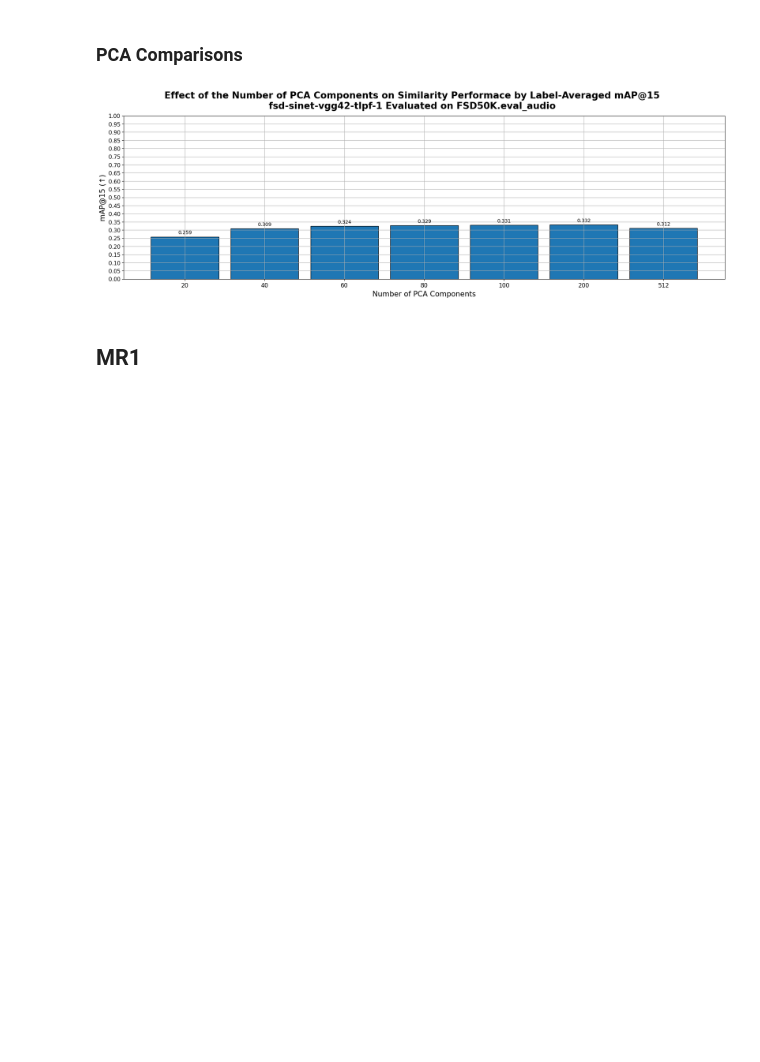
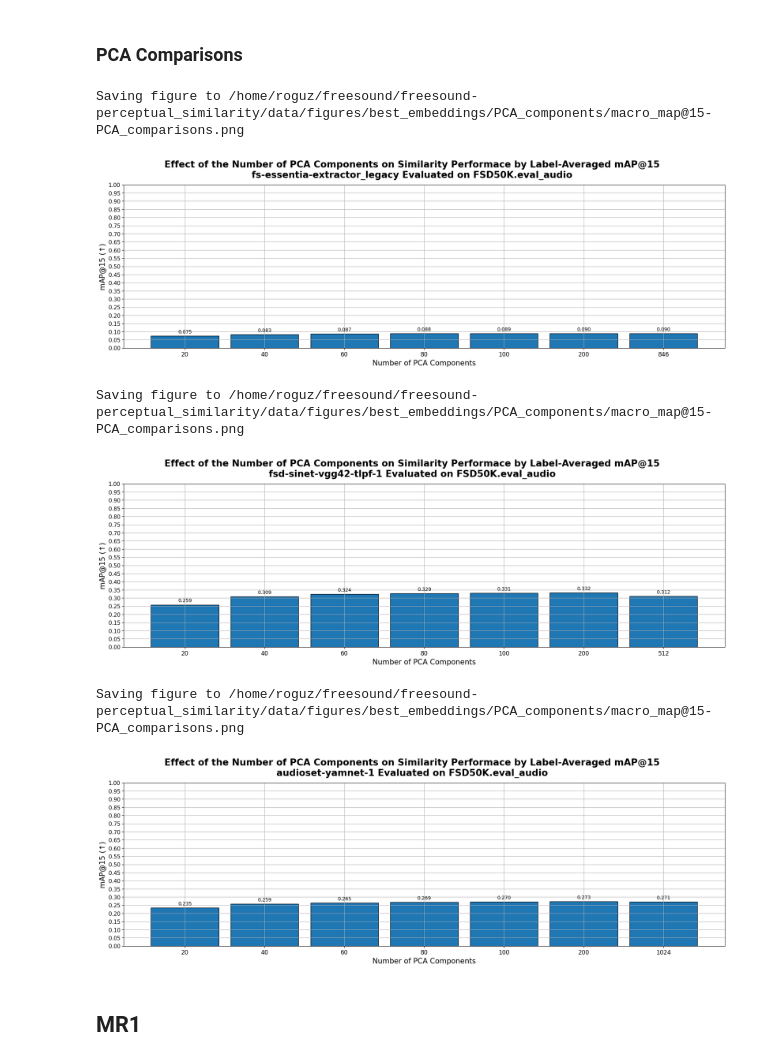
Before and after one commit to raraz15/semantic-sound-similarity, a Jupyter notebook: code/notebooks/metrics_plot.ipynb, the cells around one changed output. Cells and saved outputs as stored; diff of their text form; code cells hidden in the pictures; blank space fills up the shorter version.

Commit message:
PCA component plots

```diff
--- a/code/notebooks/metrics_plot.ipynb
+++ b/code/notebooks/metrics_plot.ipynb
@@ -69,11 +72,17 @@ Saving figure to /home/roguz/freesound/freesound-perceptual_similarity/data/figu
 # %% [markdown]
 ### PCA Comparisons
 # %%
-plot_macro_map_at_15_PCA_comparisons(("fsd-sinet-vgg42-tlpf-1", "mean", "True", "nn"))
-plot_macro_map_at_15_PCA_comparisons(("fsd-sinet-vgg41-tlpf-1", "mean", "True", "nn"))
-plot_macro_map_at_15_PCA_comparisons(("audioset-yamnet-1", "mean", "True", "nn"))
+save_dir = os.path.join(FIGURES_DIR, "best_embeddings", "PCA_components")
+plot_macro_map_at_15_PCA_comparisons(("fs-essentia-extractor_legacy", "", "", "nn"), save_fig=False, save_dir=save_dir)
+plot_macro_map_at_15_PCA_comparisons(("fsd-sinet-vgg42-tlpf-1", "mean", "True", "nn"), save_fig=False, save_dir=save_dir)
+plot_macro_map_at_15_PCA_comparisons(("audioset-yamnet-1", "mean", "True", "nn"), save_fig=False, save_dir=save_dir)
 # %% [output]
+Saving figure to /home/roguz/freesound/freesound-perceptual_similarity/data/figures/best_embeddings/PCA_components/macro_map@15-PCA_comparisons.png
-[figure, old version]
+[figure, new version]
+Saving figure to /home/roguz/freesound/freesound-perceptual_similarity/data/figures/best_embeddings/PCA_components/macro_map@15-PCA_comparisons.png
+[figure, added]
+Saving figure to /home/roguz/freesound/freesound-perceptual_similarity/data/figures/best_embeddings/PCA_components/macro_map@15-PCA_comparisons.png
+[figure, added]
 # %% [markdown]
 ## MR1
 # %%
```
Also changed, not shown: parts of 1 cell of this notebook, 1 other file.
